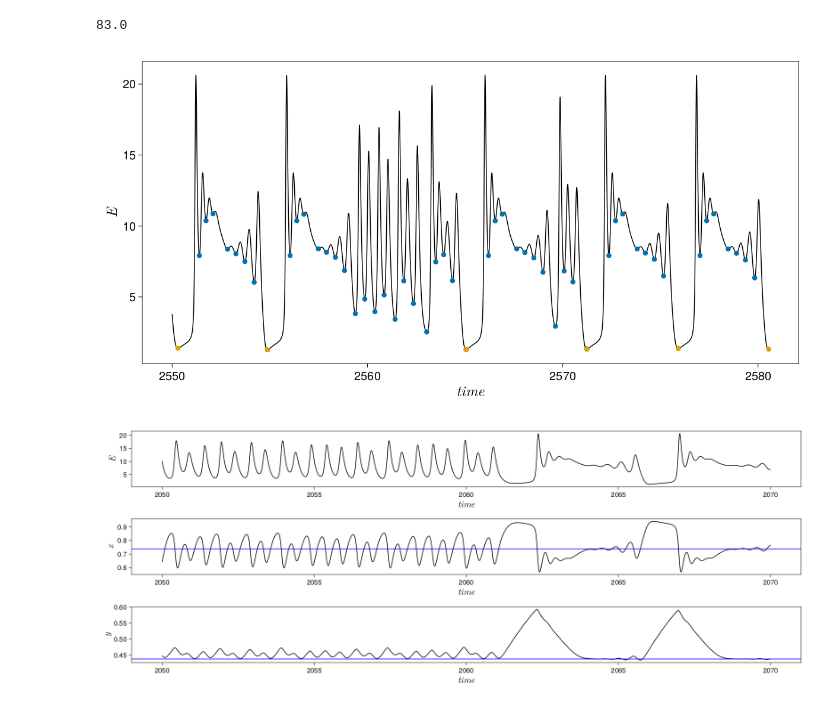
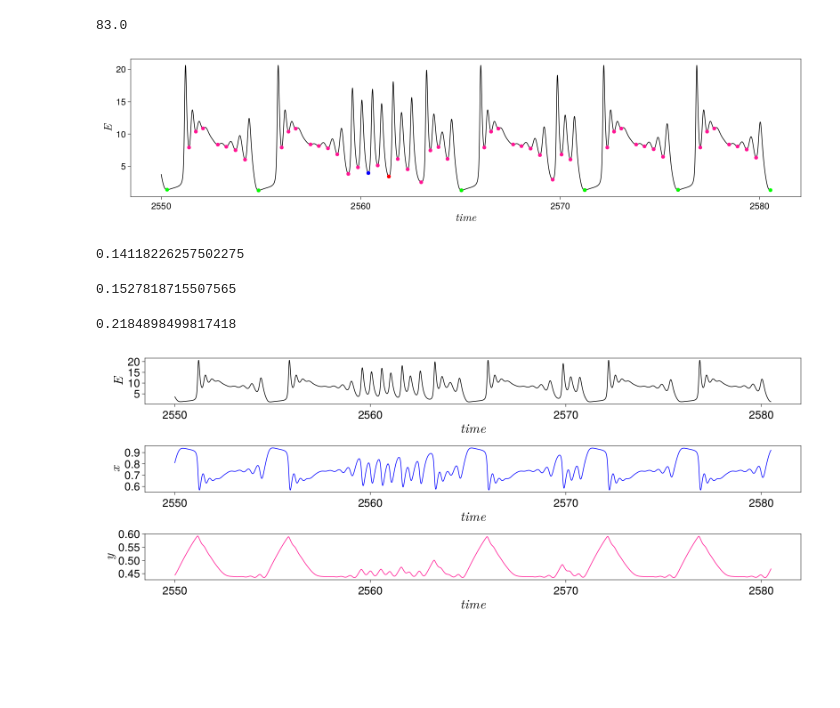
Before and after one commit to SergeyNovak777/dynamical-systems, a Jupyter notebook: Tsodyks Markram/Levanova/3 набор параметров/Количество витков.ipynb, the cells around one changed output. Cells and saved outputs as stored; diff of their text form; code cells hidden in the pictures; blank space fills up the shorter version.

```diff
--- a/Tsodyks Markram/Levanova/3 набор параметров/Количество витков.ipynb
+++ b/Tsodyks Markram/Levanova/3 набор параметров/Количество витков.ipynb
@@ -258,32 +258,46 @@ maximum(number_spike)
 # %%
 ts, tf = 550000, 580500 # idxs_glob_min[idxstart], idxs_glob_min[idxend]
 
 lb_size_ts = 25
 tck_size_ts = 20
 
 idxstart, idxend = 1009, 1061
 idxstartbt, idxendbt = 72, 77
 
-f = Figure(resolution = (1200, 600))
+f = Figure(resolution = (1600, 400))
 
 axisE = Axis(f[1, 1], xlabel = L"$time$", ylabel = L"$E$",
             xlabelsize = lb_size_ts, ylabelsize = lb_size_ts,
             xticklabelsize = tck_size_ts, yticklabelsize = tck_size_ts,
             xgridvisible = false, ygridvisible = false)
 
 lines!(axisE, trange[ts:tf], sol[ts:tf, 1], linewidth = 1.5, color = :black)
 
-scatter!(place_time[idxstart:idxend], lcmin[idxstart:idxend])
+scatter!(place_time[idxstart:idxend], lcmin[idxstart:idxend], color = :deeppink)
 
-scatter!(time_glob_min[idxstartbt:idxendbt], glob_min[idxstartbt:idxendbt])
+scatter!(time_glob_min[idxstartbt:idxendbt], glob_min[idxstartbt:idxendbt], color = :lime)
 
+scatter!(place_time[1009+17], lcmin[1009+17], color = :blue)
+scatter!(place_time[1009+19], lcmin[1009+19], color = :red)
 f
 # %% [output]
-[figure, old version]
+[figure, new version]
+# %%
+abs(lcmin[1009+15] - lcmin[1009+17])
+# %% [output]
+0.14118226257502275
+# %%
+abs(glob_min[1] - glob_min[2])
+# %% [output]
+0.1527818715507565
+# %%
+abs(glob_min[3] - glob_min[4])
+# %% [output]
+0.2184898499817418
 # %%
-ts, tf = 50000, 70000
-lb_size_ts = 20
-tck_size_ts = 15
+ts, tf = 550000, 580500
+lb_size_ts = 30
+tck_size_ts = 25
 f = Figure(resolution = (1600, 600))
 
 axisE = Axis(f[1, 1], xlabel = L"$time$", ylabel = L"$E$",
@@ -299,15 +313,16 @@ axisy = Axis(f[3, 1], xlabel = L"$time$", ylabel = L"$y$",
             xticklabelsize = tck_size_ts, yticklabelsize = tck_size_ts,
             xgridvisible = false, ygridvisible = false)
 
+
 lines!(axisE, trange[ts:tf], sol[ts:tf, 1], linewidth = 1.5, color = :black)
 #hlines!(axisE, fp[1][1], color = :blue)
 
-lines!(axisx, trange[ts:tf], sol[ts:tf, 2], linewidth = 1.5, color = :black)
-hlines!(axisx, fp[1][2], color = :blue)
+lines!(axisx, trange[ts:tf], sol[ts:tf, 2], linewidth = 1.5, color = :blue)
+#hlines!(axisx, fp[1][2], color = :blue)
 
-lines!(axisy, trange[ts:tf], sol[ts:tf, 3], linewidth = 1.5, color = :black)
-hlines!(axisy, fp[1][3], color = :blue)
+lines!(axisy, trange[ts:tf], sol[ts:tf, 3], linewidth = 1.5, color = :deeppink)
+#hlines!(axisy, fp[1][3], color = :blue)
 #ylims!(axisy, 0.43, 0.45)
 f
 # %% [output]
-[figure, old version]
+[figure, new version]
```
